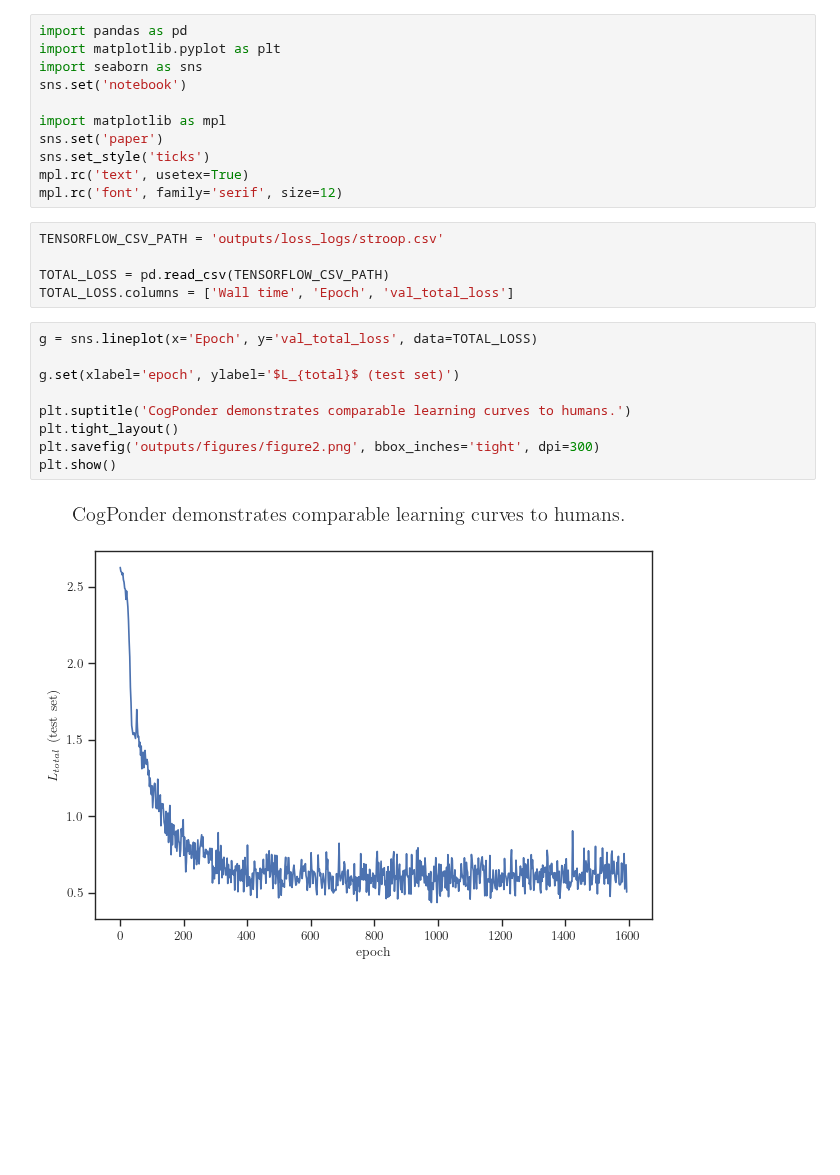
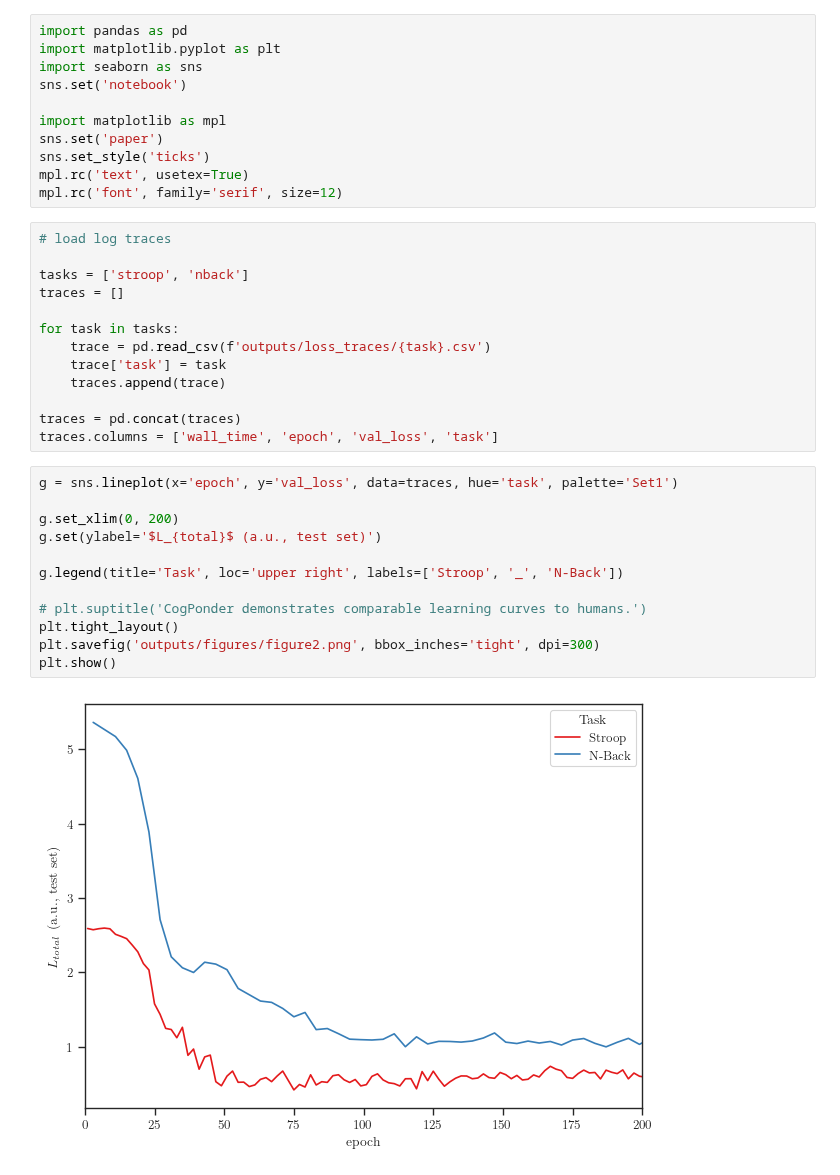
Before and after one commit to morteza/CogPonder, a Jupyter notebook: notebooks/Figures/Figure2.ipynb, the cells around one changed output. Cells and saved outputs as stored; diff of their text form; blank space fills up the shorter version.

Commit message:
update figure 2

```diff
--- a/notebooks/Figures/Figure2.ipynb
+++ b/notebooks/Figures/Figure2.ipynb
@@ -9,19 +9,30 @@ sns.set('paper')
 sns.set_style('ticks')
 mpl.rc('text', usetex=True)
 mpl.rc('font', family='serif', size=12)
-# %%
-TENSORFLOW_CSV_PATH = 'outputs/loss_logs/stroop.csv'
-
-TOTAL_LOSS = pd.read_csv(TENSORFLOW_CSV_PATH)
-TOTAL_LOSS.columns = ['Wall time', 'Epoch', 'val_total_loss']
+# %%
+# load log traces
+
+tasks = ['stroop', 'nback']
+traces = []
+
+for task in tasks:
+    trace = pd.read_csv(f'outputs/loss_traces/{task}.csv')
+    trace['task'] = task
+    traces.append(trace)
+
+traces = pd.concat(traces)
+traces.columns = ['wall_time', 'epoch', 'val_loss', 'task']
 # %%
-g = sns.lineplot(x='Epoch', y='val_total_loss', data=TOTAL_LOSS)
+g = sns.lineplot(x='epoch', y='val_loss', data=traces, hue='task', palette='Set1')
 
-g.set(xlabel='epoch', ylabel='$L_{total}$ (test set)')
+g.set_xlim(0, 200)
+g.set(ylabel='$L_{total}$ (a.u., test set)')
 
-plt.suptitle('CogPonder demonstrates comparable learning curves to humans.')
+g.legend(title='Task', loc='upper right', labels=['Stroop', '_', 'N-Back'])
+
+# plt.suptitle('CogPonder demonstrates comparable learning curves to humans.')
 plt.tight_layout()
 plt.savefig('outputs/figures/figure2.png', bbox_inches='tight', dpi=300)
 plt.show()
 # %% [output]
-[figure, old version]
+[figure, new version]
```
Also changed, not shown: 1 other file.
